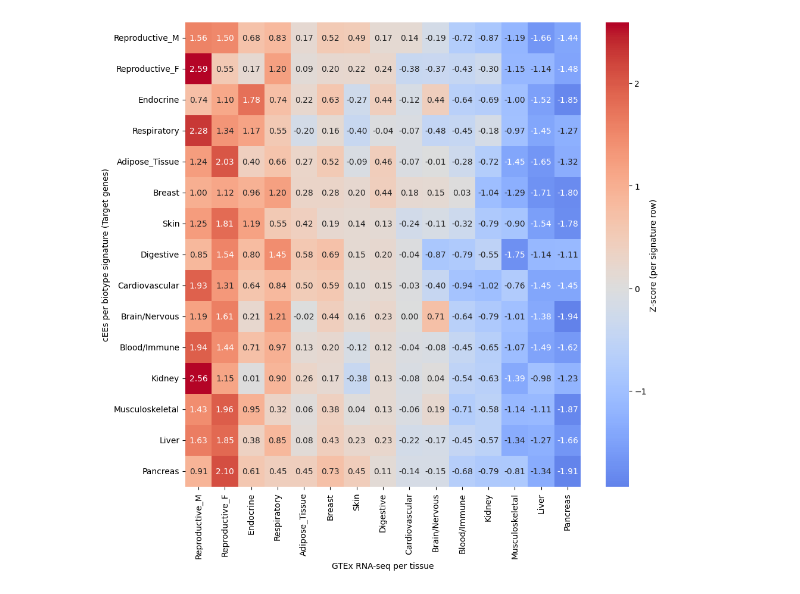
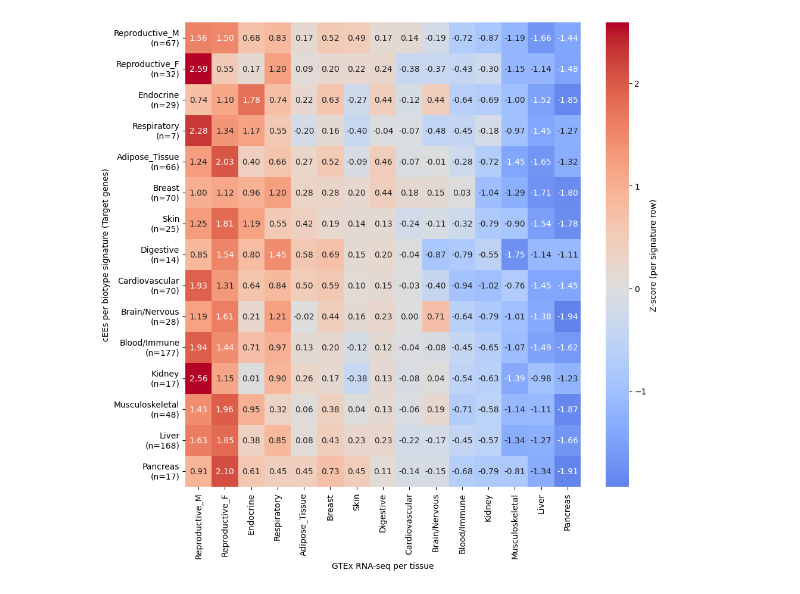
Before and after one commit to benoitballester/ExonEnhancer, a Jupyter notebook: Genes_specificity/gtex_all_target_norm_heatmap.ipynb, the cells around one changed output. Saved outputs shown, nothing was run; the diff lists cells and outputs as text; code cells hidden in the pictures.

```diff
--- a/Genes_specificity/gtex_all_target_norm_heatmap.ipynb
+++ b/Genes_specificity/gtex_all_target_norm_heatmap.ipynb
@@ -9,7 +9,7 @@ matplotlib.rcParams['pdf.fonttype'] = 42
 
 ### dic interaction
 dic_interaction = {}
-with open("/home/mouren/Data/revisions/specificity/robust_associations_exons_genes.txt") as file:
+with open("/mnt/project/exonhancer/ZENODO_REPO/Genes_specificity/gtex/robust_associations_exons_genes.txt") as file:
     for line in file:
         if line.strip().split()[0] not in dic_interaction:
             dic_interaction[line.strip().split()[0]] = [line.strip().split()[1]]
@@ -18,7 +18,7 @@ with open("/home/mouren/Data/revisions/specificity/robust_associations_exons_gen
 
 ### Load exon-to-biotype map
 tmp_dic = {}
-with open("/home/mouren/Data/revisions/specificity/exons_BioGtex_majority_bilan.tsv") as file:
+with open("/mnt/project/exonhancer/ZENODO_REPO/Genes_specificity/gtex/exons_BioGtex_majority_bilan.tsv") as file:
     for line in file:
         parts = line.strip().split()
         if parts[3] == "TRUE":
@@ -58,14 +58,14 @@ df_gtex["Gene"] = column_gene_id2
 
 ### Load transcript-to-gene mapping
 dic_transcript_gene = {}
-with open("/home/mouren/Data/revisions/specificity/list_transript_gene_id_gencodeV41_all_proteincoding.tsv") as file:
+with open("/mnt/project/exonhancer/ZENODO_REPO/Conservation_and_structure/other_files/list_transript_gene_id_gencodeV41_all_proteincoding.tsv") as file:
     for line in file:
         tx, gene = line.strip().split()[:2]
         dic_transcript_gene[tx] = gene.split(".")[0]
 
 ### Load GTEx simplified tissue type mapping
 dic_gtex_simple = {}
-with open("/home/mouren/Data/revisions/specificity/gTEXBiotypesFull_Simplified.csv") as file:
+with open("/mnt/project/exonhancer/ZENODO_REPO/Genes_specificity/gtex/gTEXBiotypess_Simplifie.csv") as file:
     for line in file:
         parts = line.strip().split("\t")
         if len(parts) >= 2:
@@ -233,33 +232,44 @@ for signature in heatmap_matrix.index:
 
 ### SORT BY THE SAME ORDER AS HOST GENES
 
 # Step 3: Sort: (True first) then descending by matching value
 #sorted_signatures = [sig for _, _, sig in sorted(sort_key, key=lambda x: (not x[0], -x[1]))]
 sorted_signatures = ['Reproductive_M', 'Reproductive_F', 'Endocrine', 'Respiratory', 'Adipose_Tissue', 'Breast', 'Skin', 'Digestive', 'Cardiovascular', 'Brain/Nervous', 'Blood/Immune', 'Kidney', 'Musculoskeletal', 'Liver', 'Pancreas']
 
 
 # Step 4: Reorder the matrix
 heatmap_matrix = heatmap_matrix.loc[sorted_signatures]
 ordered_columns = [col for col in sorted_signatures if col in heatmap_matrix.columns]
 heatmap_matrix = heatmap_matrix[ordered_columns]
 
 # --- Z-score normalization per row ---
 heatmap_z = heatmap_matrix.copy()
 heatmap_z = heatmap_z.subtract(heatmap_z.mean(axis=1), axis=0)
 heatmap_z = heatmap_z.divide(heatmap_z.std(axis=1), axis=0)
 
 # --- Plot Z-score heatmap ---
 plt.figure(figsize=(10, 0.5 * len(heatmap_z) + 2))
 ax = sns.heatmap(heatmap_z, annot=True, fmt=".2f", cmap="coolwarm", center=0,
                  cbar_kws={"label": "Z-score (per signature row)"})
 #ax.set_title("Z-score Normalized Median TPM per Signature × Tissue")
+
+yticklabels = ax.get_yticklabels()
+new_labels = []
+
+for tick in yticklabels:
+    signature = tick.get_text()
+    n = len(res_by_signature.get(signature, {}))
+    new_labels.append(f"{signature}\n(n={n})")
+
+ax.set_yticklabels(new_labels, rotation=0)
+
 plt.ylabel("cEEs per biotype signature (Target genes)")
 plt.xlabel("GTEx RNA-seq per tissue")
 plt.tight_layout()
 
-plt.savefig("/home/mouren/Images/tls1/revisions/rev_1_pt4_heatmap_target.pdf", format="pdf", bbox_inches="tight", dpi=450)
-plt.savefig("/home/mouren/Images/tls1/revisions/rev_1_pt4_heatmap_target.png", format="png", bbox_inches="tight", dpi=450)
+plt.savefig("/home/mouren/Images/revisions/rev_1_pt4_heatmap_target.pdf", format="pdf", bbox_inches="tight", dpi=450)
+plt.savefig("/home/mouren/Images/revisions/rev_1_pt4_heatmap_target.png", format="png", bbox_inches="tight", dpi=450)
 
 plt.show()
 # %% [output]
-[figure, old version]
+[figure, new version]
```
Also changed, not shown: parts of 2 cells of this notebook, 25 other files.
